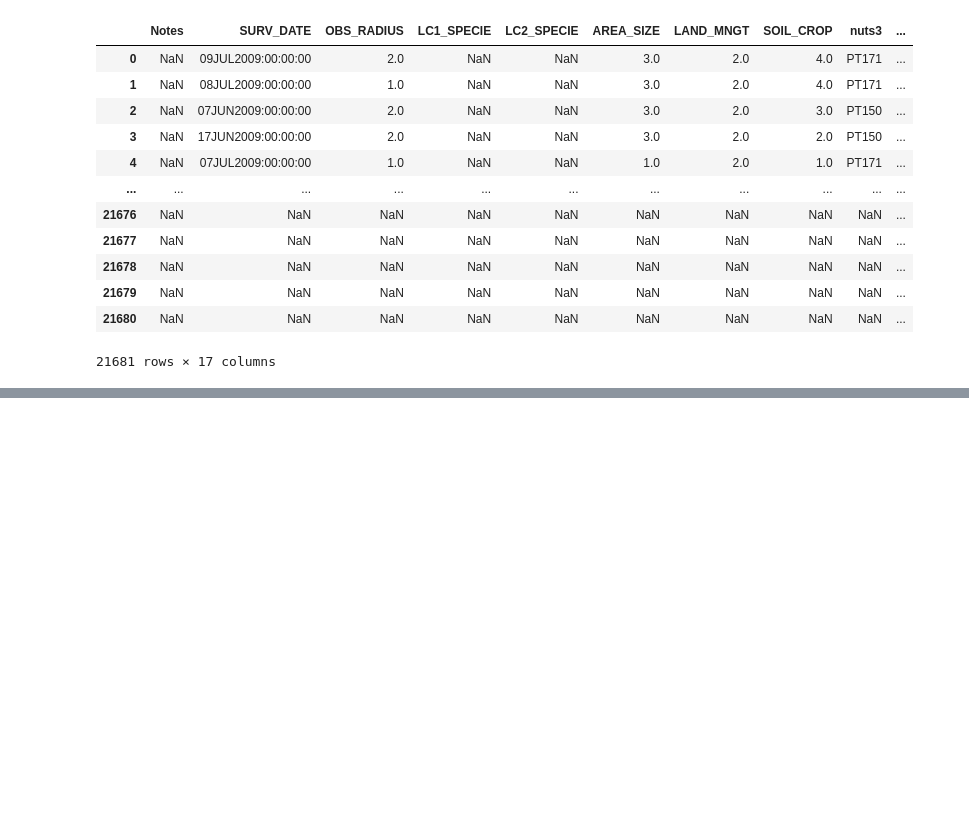
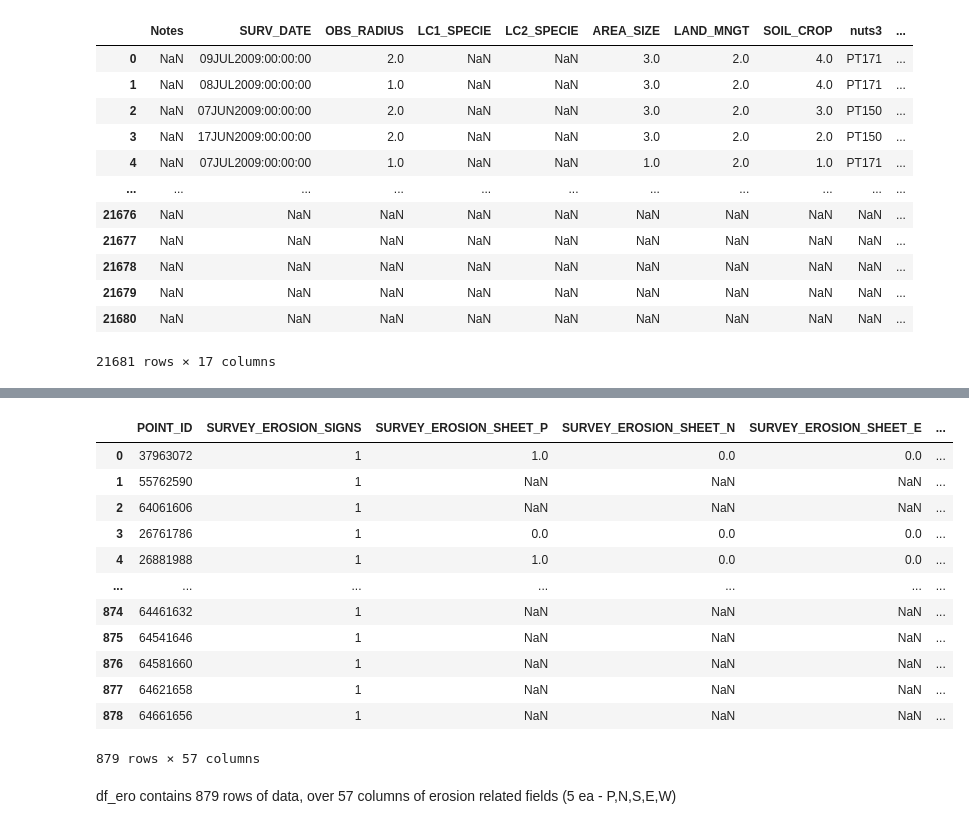
Before and after one commit to IndianGrandpa/AI4ls-Team-52, a Jupyter notebook: EDA.ipynb, the cells around one changed output, grey strips where cells are left out. Cells and saved outputs as stored; diff of their text form; code cells hidden in the pictures; blank space fills up the shorter version.

Commit message:
erosion data

```diff
--- a/EDA.ipynb
+++ b/EDA.ipynb
@@ -183,0 +209,26 @@ null_rows.to_csv("Inspect Null.csv")
+# %%
+df_ero = lucas_erosion_data.loc[:,["POINT_ID","SURVEY_EROSION_SIGNS",
+                                    "SURVEY_EROSION_SHEET_P","SURVEY_EROSION_SHEET_N","SURVEY_EROSION_SHEET_E","SURVEY_EROSION_SHEET_S","SURVEY_EROSION_SHEET_W","SURVEY_EROSION_SHEET_N_DIST_M","SURVEY_EROSION_SHEET_E_DIST_M","SURVEY_EROSION_SHEET_S_DIST_M","SURVEY_EROSION_SHEET_W_DIST_M",
+                                    "SURVEY_EROSION_RILL_P","SURVEY_EROSION_RILL_N","SURVEY_EROSION_RILL_E","SURVEY_EROSION_RILL_W","SURVEY_EROSION_RILL_S","SURVEY_EROSION_RILL_N_DIST_M","SURVEY_EROSION_RILL_E_DIST_M","SURVEY_EROSION_RILL_S_DIST_M","SURVEY_EROSION_RILL_W_DIST_M",
+                                    "SURVEY_EROSION_GULLY_P","SURVEY_EROSION_GULLY_N","SURVEY_EROSION_GULLY_E","SURVEY_EROSION_GULLY_S","SURVEY_EROSION_GULLY_W","SURVEY_EROSION_GULLY_N_DIST_M","SURVEY_EROSION_GULLY_E_DIST_M","SURVEY_EROSION_GULLY_S_DIST_M","SURVEY_EROSION_GULLY_W_DIST_M",
+                                    "SURVEY_EROSION_MASS_P","SURVEY_EROSION_MASS_N","SURVEY_EROSION_MASS_E","SURVEY_EROSION_MASS_S","SURVEY_EROSION_MASS_W","SURVEY_EROSION_MASS_N_DIST_M","SURVEY_EROSION_MASS_E_DIST_M","SURVEY_EROSION_MASS_S_DIST_M","SURVEY_EROSION_MASS_W_DIST_M",
+                                    "SURVEY_EROSION_DEP_P","SURVEY_EROSION_DEP_N","SURVEY_EROSION_DEP_E","SURVEY_EROSION_DEP_S","SURVEY_EROSION_DEP_W","SURVEY_EROSION_DEP_N_DIST_M","SURVEY_EROSION_DEP_E_DIST_M","SURVEY_EROSION_DEP_S_DIST_M","SURVEY_EROSION_DEP_W_DIST_M",
+                                    "SURVEY_EROSION_WIND_P","SURVEY_EROSION_WIND_N","SURVEY_EROSION_WIND_E","SURVEY_EROSION_WIND_S","SURVEY_EROSION_WIND_W","SURVEY_EROSION_WIND_N_DIST_M","SURVEY_EROSION_WIND_E_DIST_M","SURVEY_EROSION_WIND_S_DIST_M","SURVEY_EROSION_WIND_W_DIST_M","SURVEY_EROSION_RILLGULLY_N"]]
+# %%
+df_ero
+# %% [output]
+|  | POINT_ID | SURVEY_EROSION_SIGNS | SURVEY_EROSION_SHEET_P | SURVEY_EROSION_SHEET_N | SURVEY_EROSION_SHEET_E | ... |
+| 0 | 37963072 | 1 | 1.0 | 0.0 | 0.0 | ... |
+| 1 | 55762590 | 1 | NaN | NaN | NaN | ... |
+| 2 | 64061606 | 1 | NaN | NaN | NaN | ... |
+| 3 | 26761786 | 1 | 0.0 | 0.0 | 0.0 | ... |
+| 4 | 26881988 | 1 | 1.0 | 0.0 | 0.0 | ... |
+| ... | ... | ... | ... | ... | ... | ... |
+| 874 | 64461632 | 1 | NaN | NaN | NaN | ... |
+| 875 | 64541646 | 1 | NaN | NaN | NaN | ... |
+| 876 | 64581660 | 1 | NaN | NaN | NaN | ... |
+| 877 | 64621658 | 1 | NaN | NaN | NaN | ... |
+| 878 | 64661656 | 1 | NaN | NaN | NaN | ... |
+879 rows × 57 columns
+# %% [markdown]
+df_ero contains 879 rows of data, over 57 columns of erosion related fields (5 ea - P,N,S,E,W)
```
Also changed, not shown: parts of 4 cells of this notebook, 1 other file.
